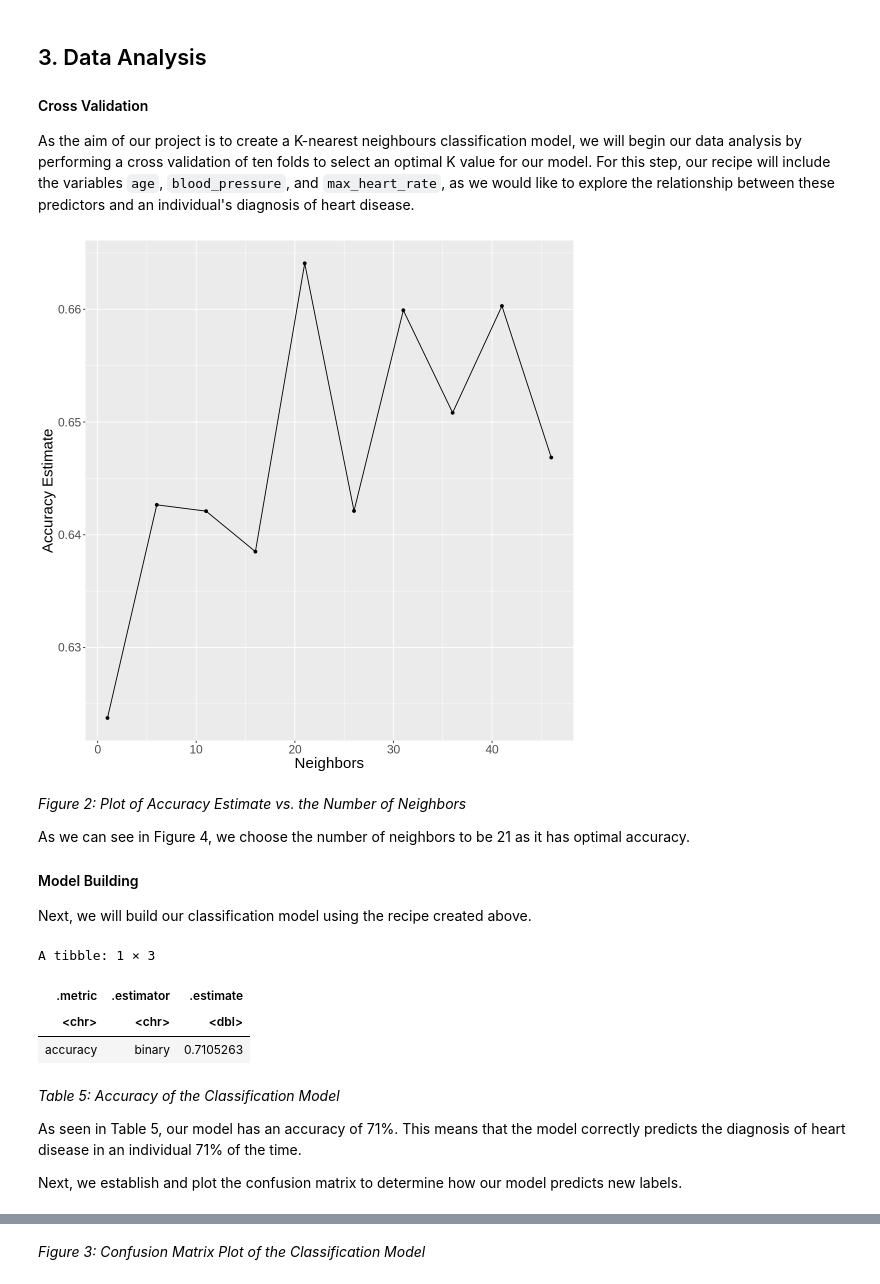
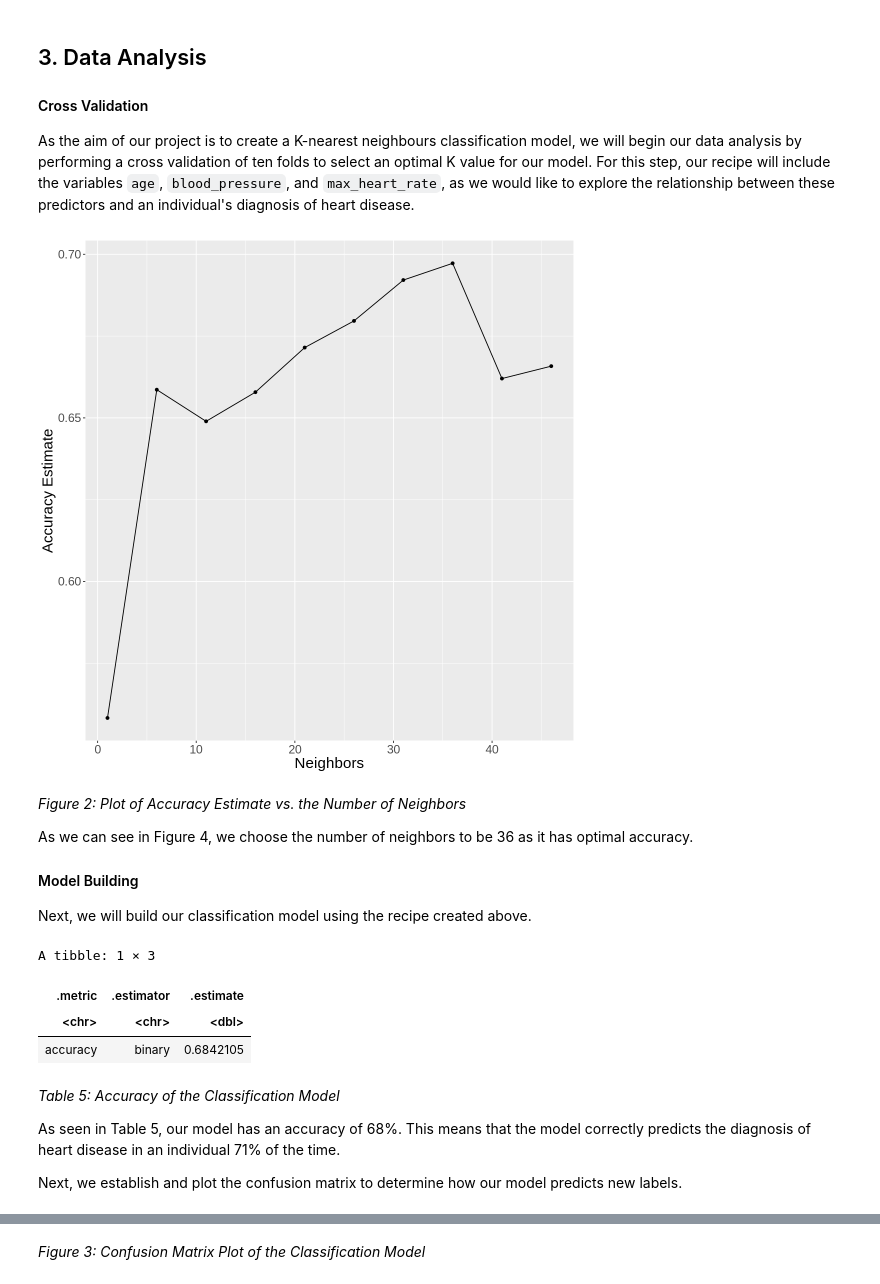
Before and after one commit to a-wang27/DSCI-100, a Jupyter notebook: project_report.ipynb, the cells around one changed output, grey strips where cells are left out. Saved outputs shown, nothing was run; the diff lists cells and outputs as text; code cells hidden in the pictures.

```diff
--- a/project_report.ipynb
+++ b/project_report.ipynb
@@ -202,40 +213,40 @@ set.seed(1)
 heart_spec <- nearest_neighbor(weight_func = "rectangular", neighbors = tune()) |>
     set_engine("kknn") |>
     set_mode("classification")
 
 # creating a recipe
-heart_recipe <- recipe(diagnosis ~ age + blood_pressure + max_heart_rate, data = heart_train) |>
+heart_recipe <- recipe(diagnosis ~ age + max_heart_rate + chol, data = heart_train) |>
     step_scale(all_predictors()) |>
     step_center(all_predictors())
 
 # performing cross validation
 heart_vfold <- vfold_cv(heart_train, v = 10, strata = diagnosis)
 
+# creating a workflow
 k_vals <- tibble(neighbors = seq(from = 1, to = 50, by = 5))
 
-# creating a workflow
 knn_results <- workflow() |>
     add_recipe(heart_recipe) |>
     add_model(heart_spec) |>
     tune_grid(resamples = heart_vfold, grid = k_vals) |>
     collect_metrics() |>
     filter(.metric == "accuracy")
 
 # plotting K values against their accuracies
 heart_cross_val_plot <- knn_results |>
     ggplot(aes(x = neighbors, y = mean)) +
     geom_point() +
     geom_line() +
     xlab("Neighbors") +
     ylab("Accuracy Estimate") +
     theme(text = element_text(size = 18))
 heart_cross_val_plot
 # %% [output]
-[figure, old version]
+[figure, new version]
 # %% [markdown]
 *Figure 2: Plot of Accuracy Estimate vs. the Number of Neighbors*
 
-As we can see in Figure 4, we choose the number of neighbors to be 21 as it has optimal accuracy.
+As we can see in Figure 4, we choose the number of neighbors to be 36 as it has optimal accuracy.
 
 #### Model Building
 Next, we will build our classification model using the recipe created above.
@@ -243,7 +254,7 @@ Next, we will build our classification model using the recipe created above.
 set.seed(1)
 
 # performing KNN classification
-heart_best_spec <- nearest_neighbor(weight_func = "rectangular", neighbors = 21) |>
+heart_best_spec <- nearest_neighbor(weight_func = "rectangular", neighbors = 36) |>
     set_engine("kknn") |>
     set_mode("classification")
 
@@ -268,11 +279,11 @@ heart_metrics
 A tibble: 1 × 3
 | .metric | .estimator | .estimate |
 | <chr> | <chr> | <dbl> |
-| accuracy | binary | 0.7105263 |
+| accuracy | binary | 0.6842105 |
 # %% [markdown]
 *Table 5: Accuracy of the Classification Model*
 
-As seen in Table 5, our model has an accuracy of 71%. This means that the model correctly predicts the diagnosis of heart disease in an individual 71% of the time.
+As seen in Table 5, our model has an accuracy of 68%. This means that the model correctly predicts the diagnosis of heart disease in an individual 71% of the time.
 
 Next, we establish and plot the confusion matrix to determine how our model predicts new labels.
 # %%
```
Also changed, not shown: parts of 8 cells of this notebook.
